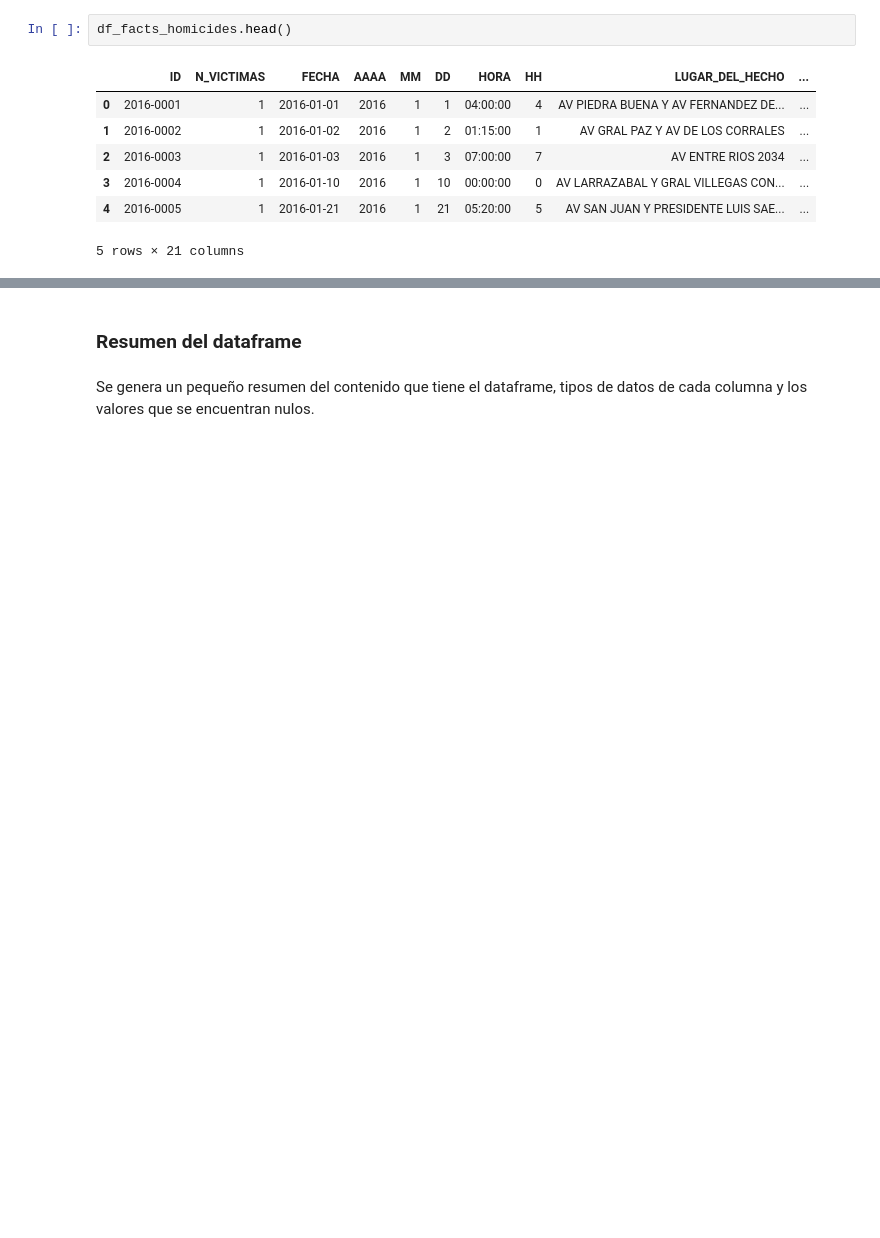
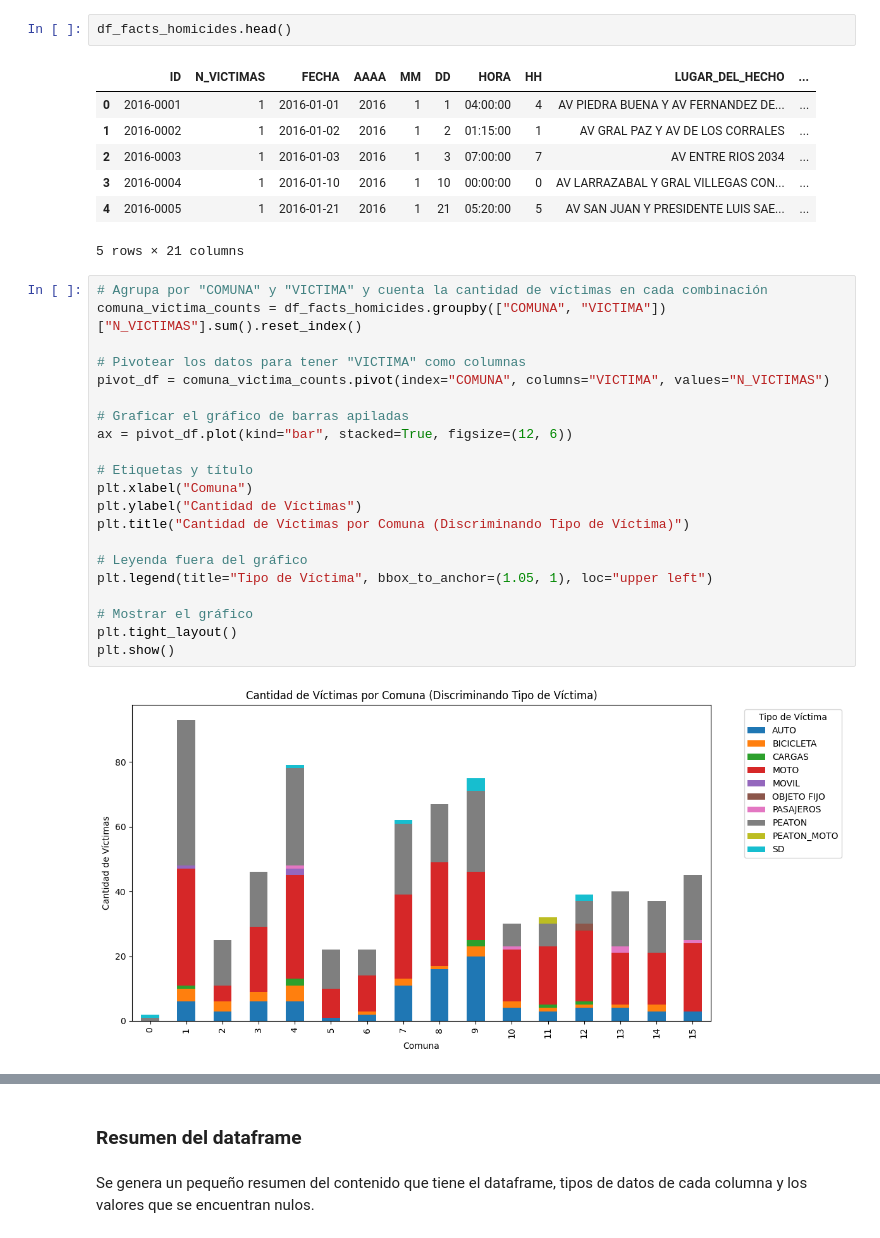
Before and after one commit to HaiderInfante/proyecto_02_henry_labs, a Jupyter notebook: proyecto02_EDA.ipynb, the cells around one changed output, grey strips where cells are left out. Saved outputs shown, nothing was run; the diff lists cells and outputs as text; blank space fills up the shorter version.

```diff
--- a/proyecto02_EDA.ipynb
+++ b/proyecto02_EDA.ipynb
@@ -26,3 +26,26 @@ df_facts_homicides.head()
 | 3 | 2016-0004 | 1 | 2016-01-10 | 2016 | 1 | 10 | 00:00:00 | 0 | AV LARRAZABAL Y GRAL VILLEGAS CON... | ... |
 | 4 | 2016-0005 | 1 | 2016-01-21 | 2016 | 1 | 21 | 05:20:00 | 5 | AV SAN JUAN Y PRESIDENTE LUIS SAE... | ... |
 5 rows × 21 columns
+# %%
+# Agrupa por "COMUNA" y "VICTIMA" y cuenta la cantidad de víctimas en cada combinación
+comuna_victima_counts = df_facts_homicides.groupby(["COMUNA", "VICTIMA"])["N_VICTIMAS"].sum().reset_index()
+
+# Pivotear los datos para tener "VICTIMA" como columnas
+pivot_df = comuna_victima_counts.pivot(index="COMUNA", columns="VICTIMA", values="N_VICTIMAS")
+
+# Graficar el gráfico de barras apiladas
+ax = pivot_df.plot(kind="bar", stacked=True, figsize=(12, 6))
+
+# Etiquetas y título
+plt.xlabel("Comuna")
+plt.ylabel("Cantidad de Víctimas")
+plt.title("Cantidad de Víctimas por Comuna (Discriminando Tipo de Víctima)")
+
+# Leyenda fuera del gráfico
+plt.legend(title="Tipo de Víctima", bbox_to_anchor=(1.05, 1), loc="upper left")
+
+# Mostrar el gráfico
+plt.tight_layout()
+plt.show()
+# %% [output]
+[figure, added]
```
Also changed, not shown: parts of 1 cell of this notebook, 31 other files.
